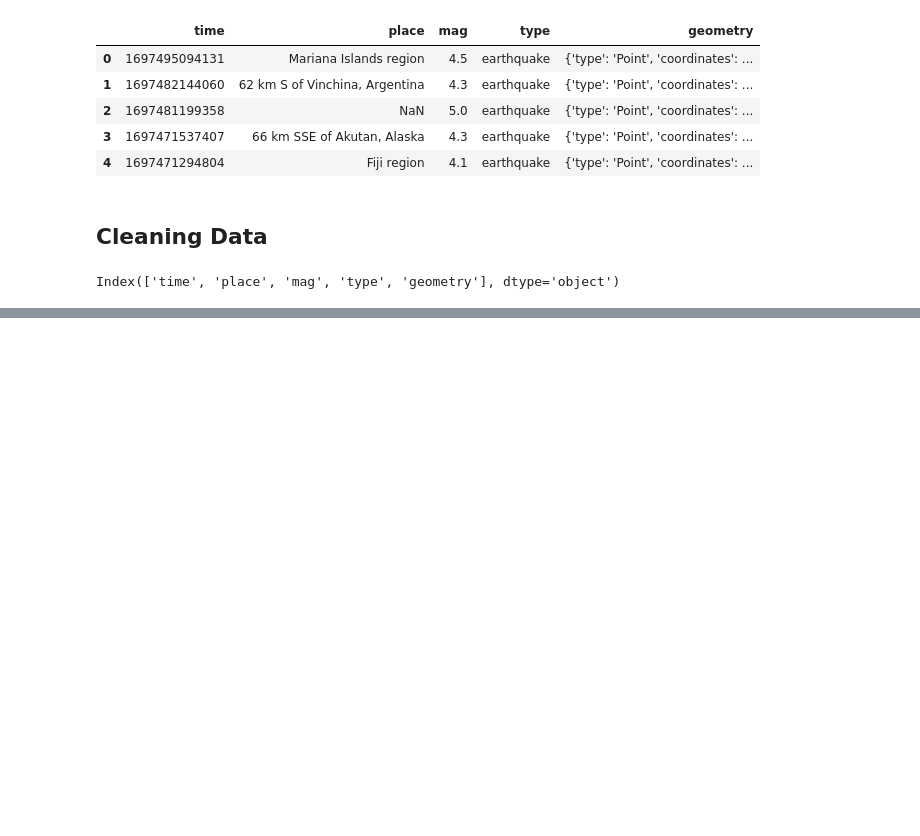
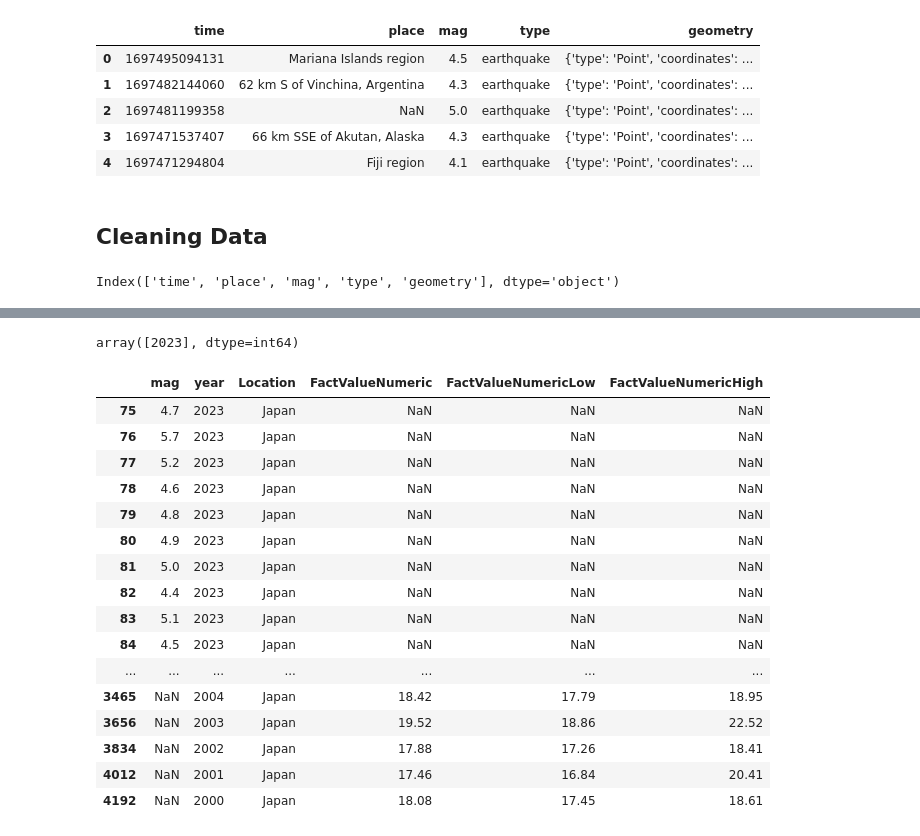
Before and after one commit to SRoethlisberger85/Earthquake_Analysis, a Jupyter notebook: suicide_data_analysis.ipynb, the cells around one changed output, grey strips where cells are left out. Cells and saved outputs as stored; diff of their text form; code cells hidden in the pictures; blank space fills up the shorter version.

```diff
--- a/suicide_data_analysis.ipynb
+++ b/suicide_data_analysis.ipynb
@@ -223,0 +189,2 @@ earthquake_df.head()
+# %%
+earthquake_df.drop(columns = ['time', 'place'], inplace = True)
@@ -223,0 +202,2 @@ earthquake_df.head()
+# %%
+earthquake_suicide_df = earthquake_df.merge(right =  suicide_df, how = 'outer', on = ['Location', 'year'])
@@ -223,0 +220,24 @@ earthquake_df.head()
+# %%
+earthquake_df['year'].unique()
+# %% [output]
+array([2023], dtype=int64)
+# %%
+earthquake_suicide_df[earthquake_suicide_df["Location"] == 'Japan']
+# %% [output]
+|  | mag | year | Location | FactValueNumeric | FactValueNumericLow | FactValueNumericHigh |
+| 75 | 4.7 | 2023 | Japan | NaN | NaN | NaN |
+| 76 | 5.7 | 2023 | Japan | NaN | NaN | NaN |
+| 77 | 5.2 | 2023 | Japan | NaN | NaN | NaN |
+| 78 | 4.6 | 2023 | Japan | NaN | NaN | NaN |
+| 79 | 4.8 | 2023 | Japan | NaN | NaN | NaN |
+| 80 | 4.9 | 2023 | Japan | NaN | NaN | NaN |
+| 81 | 5.0 | 2023 | Japan | NaN | NaN | NaN |
+| 82 | 4.4 | 2023 | Japan | NaN | NaN | NaN |
+| 83 | 5.1 | 2023 | Japan | NaN | NaN | NaN |
+| 84 | 4.5 | 2023 | Japan | NaN | NaN | NaN |
+| ... | ... | ... | ... | ... | ... | ... |
+| 3465 | NaN | 2004 | Japan | 18.42 | 17.79 | 18.95 |
+| 3656 | NaN | 2003 | Japan | 19.52 | 18.86 | 22.52 |
+| 3834 | NaN | 2002 | Japan | 17.88 | 17.26 | 18.41 |
+| 4012 | NaN | 2001 | Japan | 17.46 | 16.84 | 20.41 |
+| 4192 | NaN | 2000 | Japan | 18.08 | 17.45 | 18.61 |
```
Also changed, not shown: parts of 15 cells of this notebook, 2 other files.
